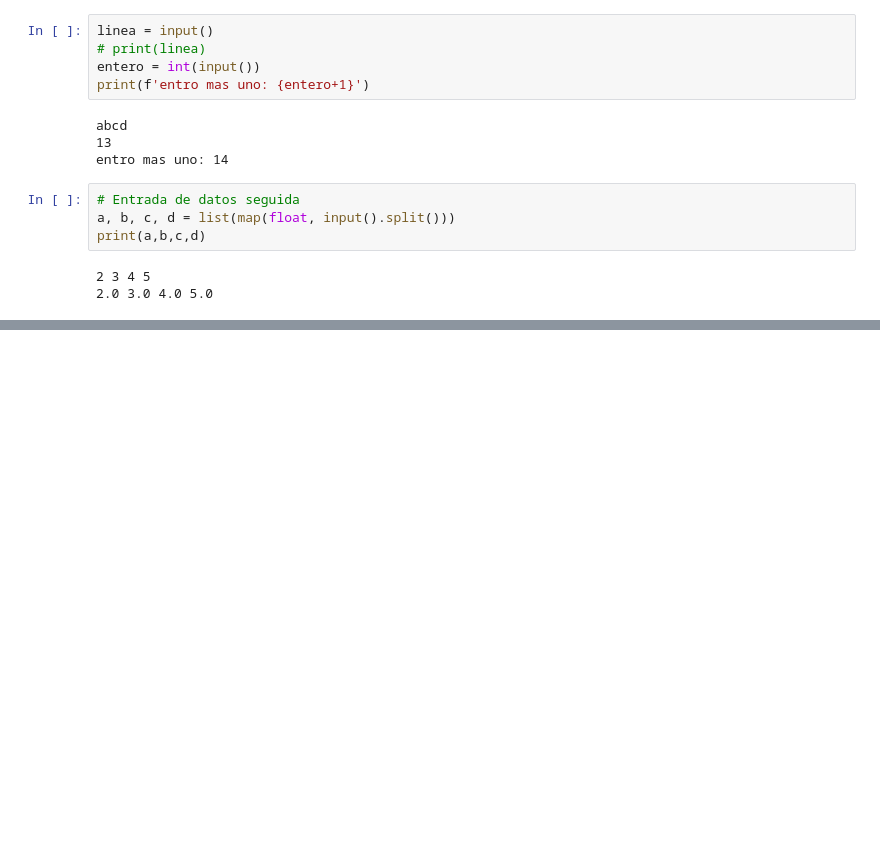
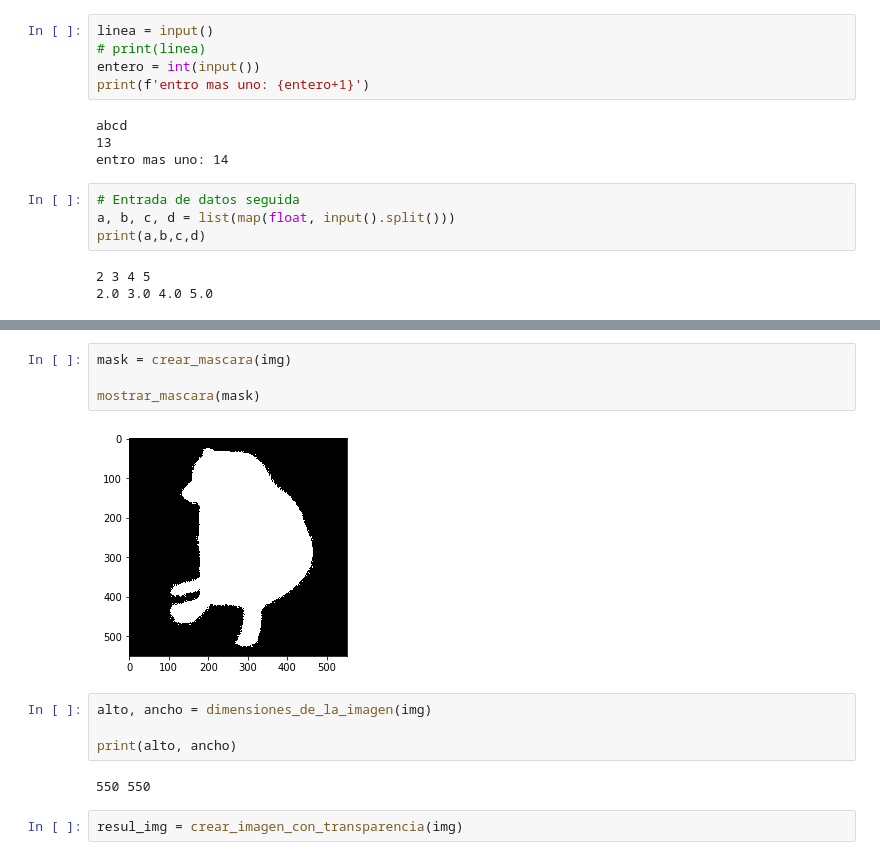
Before and after one commit to tatooin6/pythonCCD, a Jupyter notebook: Apuntes.ipynb, the cells around one changed output, grey strips where cells are left out. Drawn from its saved outputs; the diff is of its cells as text; blank space fills up the shorter version.

```diff
--- a/Apuntes.ipynb
+++ b/Apuntes.ipynb
@@ -45,0 +141,14 @@ print(a,b,c,d)
+# %%
+mask = crear_mascara(img)
+
+mostrar_mascara(mask)
+# %% [output]
+[figure, added]
+# %%
+alto, ancho = dimensiones_de_la_imagen(img)
+
+print(alto, ancho)
+# %% [output]
+550 550
+# %%
+resul_img = crear_imagen_con_transparencia(img)
```
Also changed, not shown: parts of 11 cells of this notebook, 3 other files.
